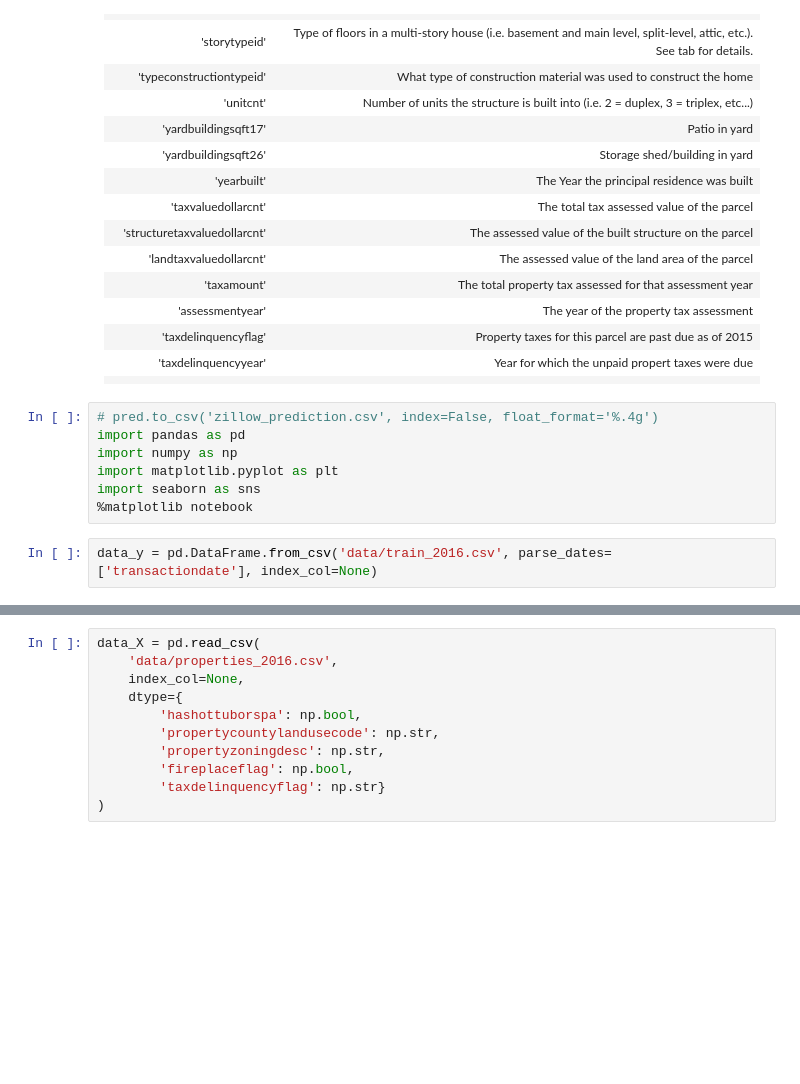
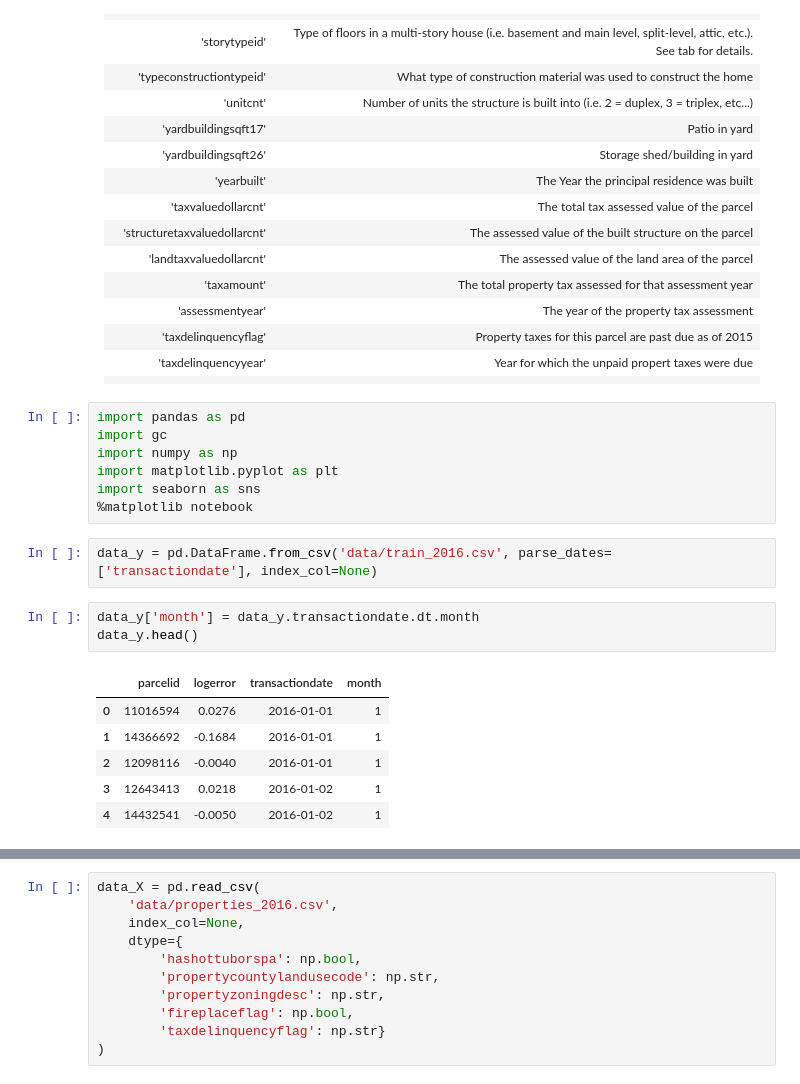
Before and after one commit to ttekampe/kaggle, a Jupyter notebook: zillow/zillow.ipynb, the cells around one changed output, grey strips where cells are left out. Cells and saved outputs as stored; diff of their text form; blank space fills up the shorter version.

```diff
--- a/zillow/zillow.ipynb
+++ b/zillow/zillow.ipynb
@@ -61,11 +61,21 @@
 |'taxdelinquencyyear' |	Year for which the unpaid propert taxes were due  |
 | | |
 # %%
-# pred.to_csv('zillow_prediction.csv', index=False, float_format='%.4g')
 import pandas as pd
+import gc
 import numpy as np
 import matplotlib.pyplot as plt
 import seaborn as sns
 %matplotlib notebook
 # %%
 data_y = pd.DataFrame.from_csv('data/train_2016.csv', parse_dates=['transactiondate'], index_col=None)
+# %%
+data_y['month'] = data_y.transactiondate.dt.month
+data_y.head()
+# %% [output]
+|  | parcelid | logerror | transactiondate | month |
+| 0 | 11016594 | 0.0276 | 2016-01-01 | 1 |
+| 1 | 14366692 | -0.1684 | 2016-01-01 | 1 |
+| 2 | 12098116 | -0.0040 | 2016-01-01 | 1 |
+| 3 | 12643413 | 0.0218 | 2016-01-02 | 1 |
+| 4 | 14432541 | -0.0050 | 2016-01-02 | 1 |
```
Also changed, not shown: parts of 46 cells of this notebook.
